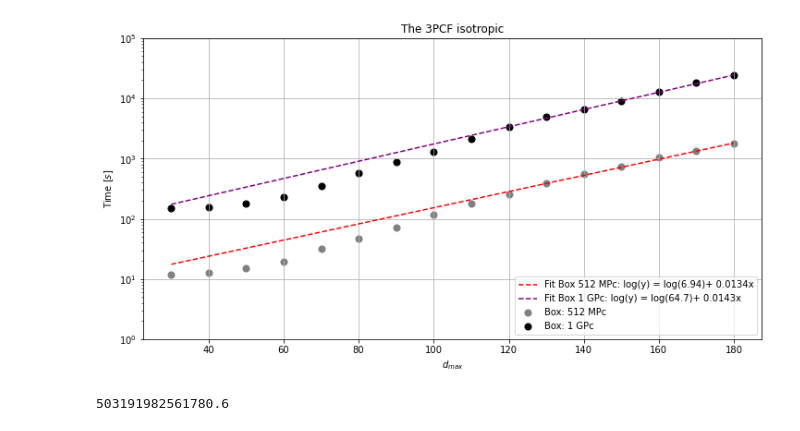
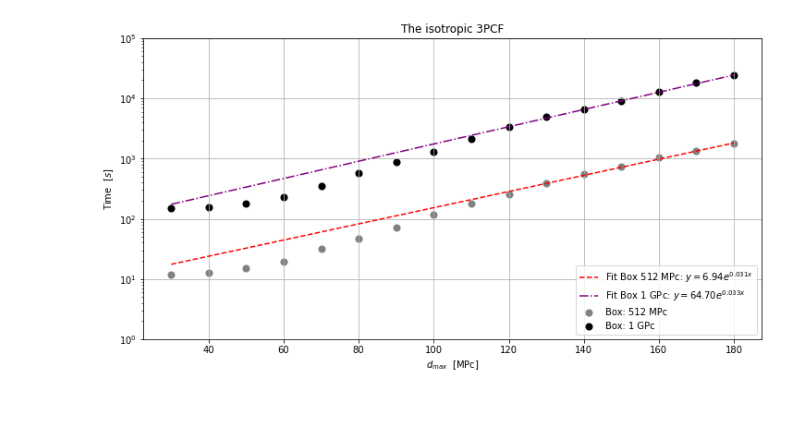
Before and after one commit to AlejandroGoper/Proyecto_3PCF, a Jupyter notebook: Simulaciones_de_cajas/script_graficar.ipynb, the cells around one changed output. Drawn from its saved outputs; the diff is of its cells as text; code cells hidden in the pictures.

```diff
--- a/Simulaciones_de_cajas/script_graficar.ipynb
+++ b/Simulaciones_de_cajas/script_graficar.ipynb
@@ -5,7 +5,7 @@ from numpy import genfromtxt,log10,exp,inf
 from scipy.optimize import curve_fit
 # %%
 def exp(x,a,b):
-    return a*10**(b*x)
+    return a*np.exp(b*x)
 # %%
 data512 = genfromtxt("time_results_hDDD_3iso_512MPc.dat",delimiter=",")
 data1 = genfromtxt("time_results_hDDD_3iso_1GPc.dat", delimiter=",")
@@ -25,25 +25,21 @@ a1,b1 = pars1[0], pars1[1]
 # %%
 plt.figure(figsize=(12,6))
 #plt.plot(puntos,tiempo,color = "black",
 #linestyle="-",marker = 'o', markerfacecolor = "blue",markersize = 8)
 plt.grid()
 plt.scatter(dmax512, time512, marker = "o", s=50,c="gray" ,label = "Box: 512 MPc")
 plt.scatter(dmax1, time1, marker = "o", s=50,c="black", label = "Box: 1 GPc")
-plt.plot(x_fit_512,y_fit_512, linestyle="--", color="red", label=f"Fit Box 512 MPc: log(y) = log({round(a512,2)})+ {round(b512,4)}x")
-plt.plot(x_fit_1,y_fit_1, linestyle="--", color="purple", label=f"Fit Box 1 GPc: log(y) = log({round(a1,2)})+ {round(b1,4)}x")
+plt.plot(x_fit_512,y_fit_512, linestyle="--", color="red", label=r"Fit Box 512 MPc: $y = %.2f e^{%.3f x}$"%(a512,b512))
+plt.plot(x_fit_1,y_fit_1, linestyle="-.", color="purple", label=r"Fit Box 1 GPc: $y = %.2f e^{%.3f x}$"%(a1,b1))
 #plt.grid()
 plt.yscale("log")
 plt.xscale("linear")
 plt.ylim([10**(0),10**(5)])
-plt.ylabel(r"Time [$s$]")
-plt.xlabel(r"$d_{max}$")
+plt.ylabel(r"Time  [$s$]")
+plt.xlabel(r"$d_{max}$  [MPc]")
 plt.legend(loc="lower right")
-plt.title("The 3PCF isotropic")
+plt.title("The isotropic 3PCF")
 plt.savefig("3PCFiso_both.png")
 plt.show()
 # %% [output]
-[figure, old version]
+[figure, new version]
-# %%
-print((100.4*10**((1.27e-4)*100000)))
-# %% [output]
-503191982561780.6
```
Also changed, not shown: parts of 1 cell of this notebook.
